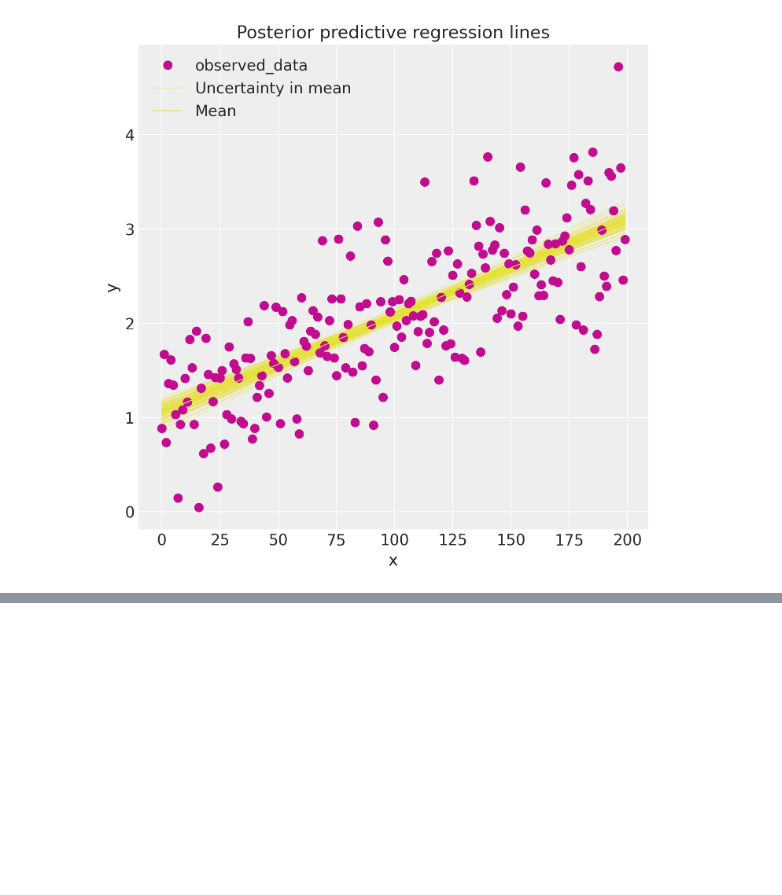
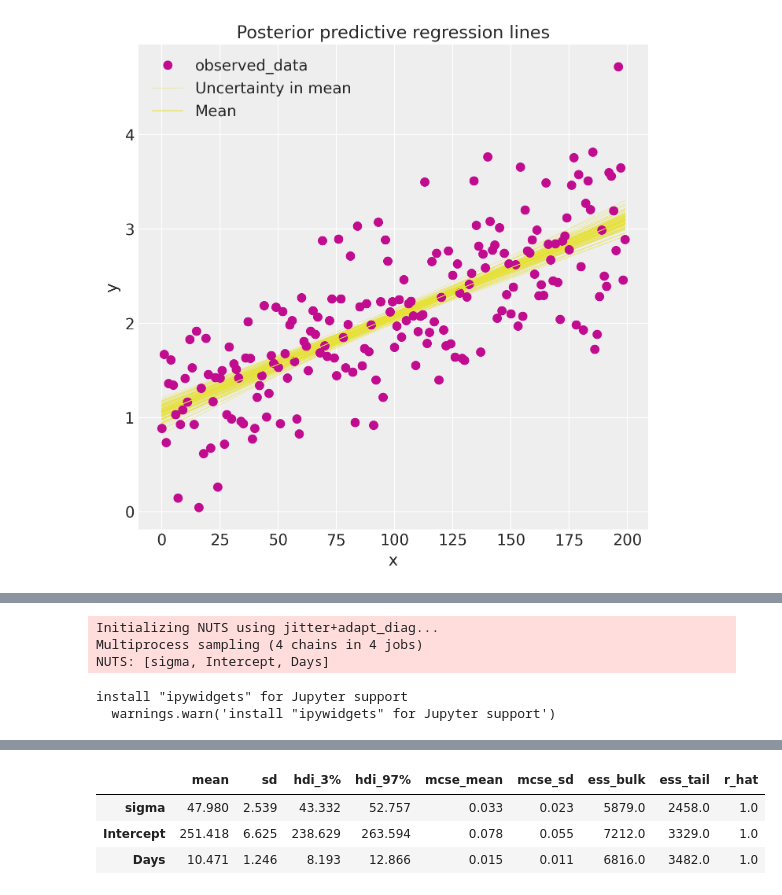
Before and after one commit to zhaohuiwang/bayesian-playground, a Jupyter notebook: notebooks/pymc/bayesian_glm.ipynb, the cells around one changed output, grey strips where cells are left out. Drawn from its saved outputs; the diff is of its cells as text; code cells hidden in the pictures; blank space fills up the shorter version.

```diff
--- a/notebooks/pymc/bayesian_glm.ipynb
+++ b/notebooks/pymc/bayesian_glm.ipynb
@@ -104,0 +148,13 @@ ax.set_xlabel("x");
+# %%
+
+# Fit the model using 1000 on each chain
+results = model.fit(draws=1000)
+
+# Key summary and diagnostic info on the model parameters
+az.summary(results)
+# %% [output]
+Initializing NUTS using jitter+adapt_diag...
+Multiprocess sampling (4 chains in 4 jobs)
+NUTS: [sigma, Intercept, Days]
+install "ipywidgets" for Jupyter support
+  warnings.warn('install "ipywidgets" for Jupyter support')
@@ -104,0 +163,4 @@ ax.set_xlabel("x");
+|  | mean | sd | hdi_3% | hdi_97% | mcse_mean | mcse_sd | ess_bulk | ess_tail | r_hat |
+| sigma | 47.980 | 2.539 | 43.332 | 52.757 | 0.033 | 0.023 | 5879.0 | 2458.0 | 1.0 |
+| Intercept | 251.418 | 6.625 | 238.629 | 263.594 | 0.078 | 0.055 | 7212.0 | 3329.0 | 1.0 |
+| Days | 10.471 | 1.246 | 8.193 | 12.866 | 0.015 | 0.011 | 6816.0 | 3482.0 | 1.0 |
```
Also changed, not shown: parts of 7 cells of this notebook, 1 other file.
